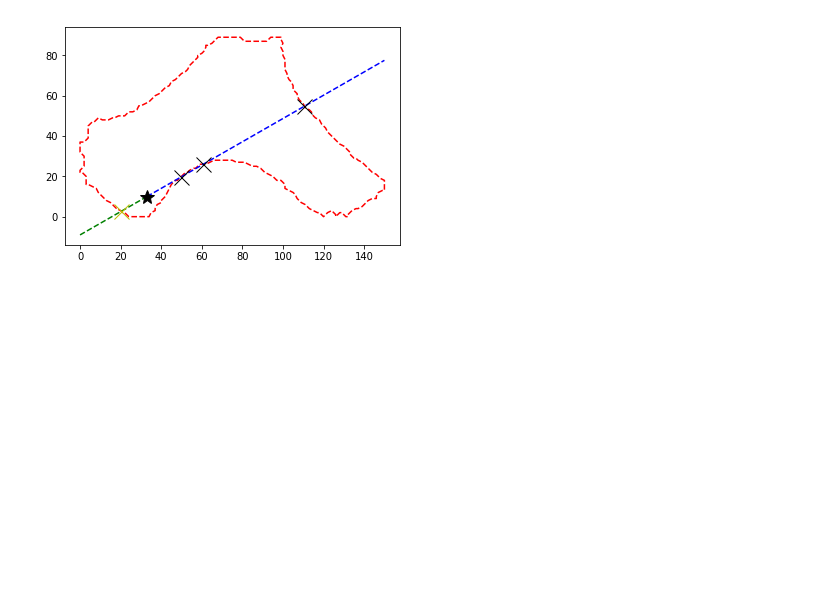
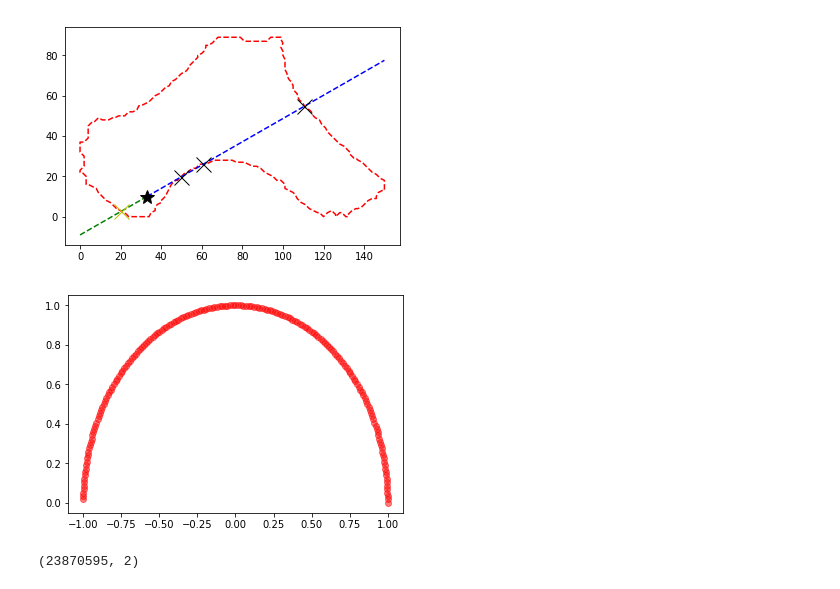
Before and after one commit to mpaquette/notebooks, a Jupyter notebook: circle-approx-histo-diff.ipynb, the cells around one changed output. Saved outputs shown, nothing was run; the diff lists cells and outputs as text; code cells hidden in the pictures; blank space fills up the shorter version.

Commit message:
axons shape geometry thinkering and discrete MSD computation

```diff
--- a/circle-approx-histo-diff.ipynb
+++ b/circle-approx-histo-diff.ipynb
@@ -319,0 +330,16 @@ pts_max2 = np.array([xint2[indx2], yint2[indx2]])
+# %%
+# all orientations (eery degree)
+theta = np.linspace(0, 179, 180, endpoint=True)*(np.pi/180)
+all_gradients = np.zeros([2,len(theta)])
+all_gradients[0] = np.cos(theta)
+all_gradients[1] = np.sin(theta)
+# %%
+pl.figure()
+pl.plot(all_gradients[0], all_gradients[1], 'ro', alpha=0.5)
+pl.show()
+# %% [output]
+[figure, added]
+# %%
+all_distances_triu.shape
+# %% [output]
+(23870595, 2)
```
Also changed, not shown: parts of 43 cells of this notebook, 1 other file.
